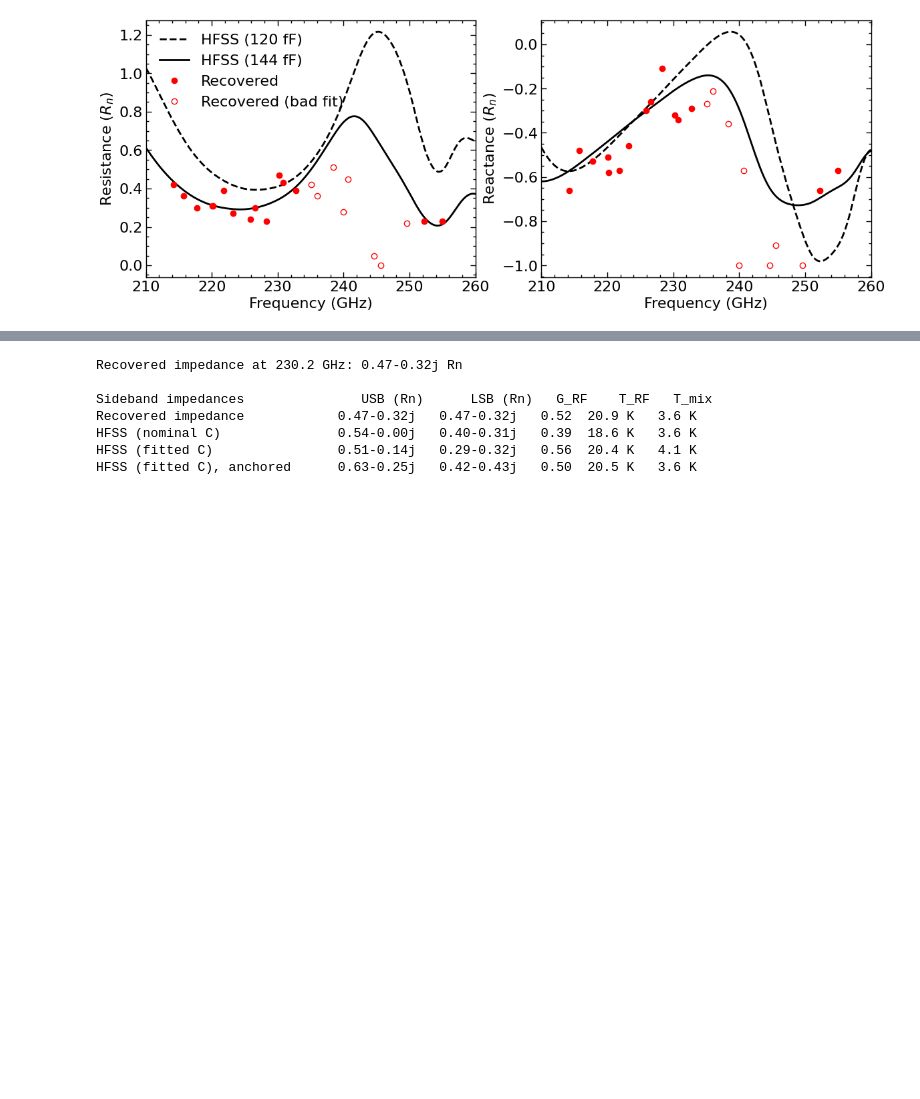
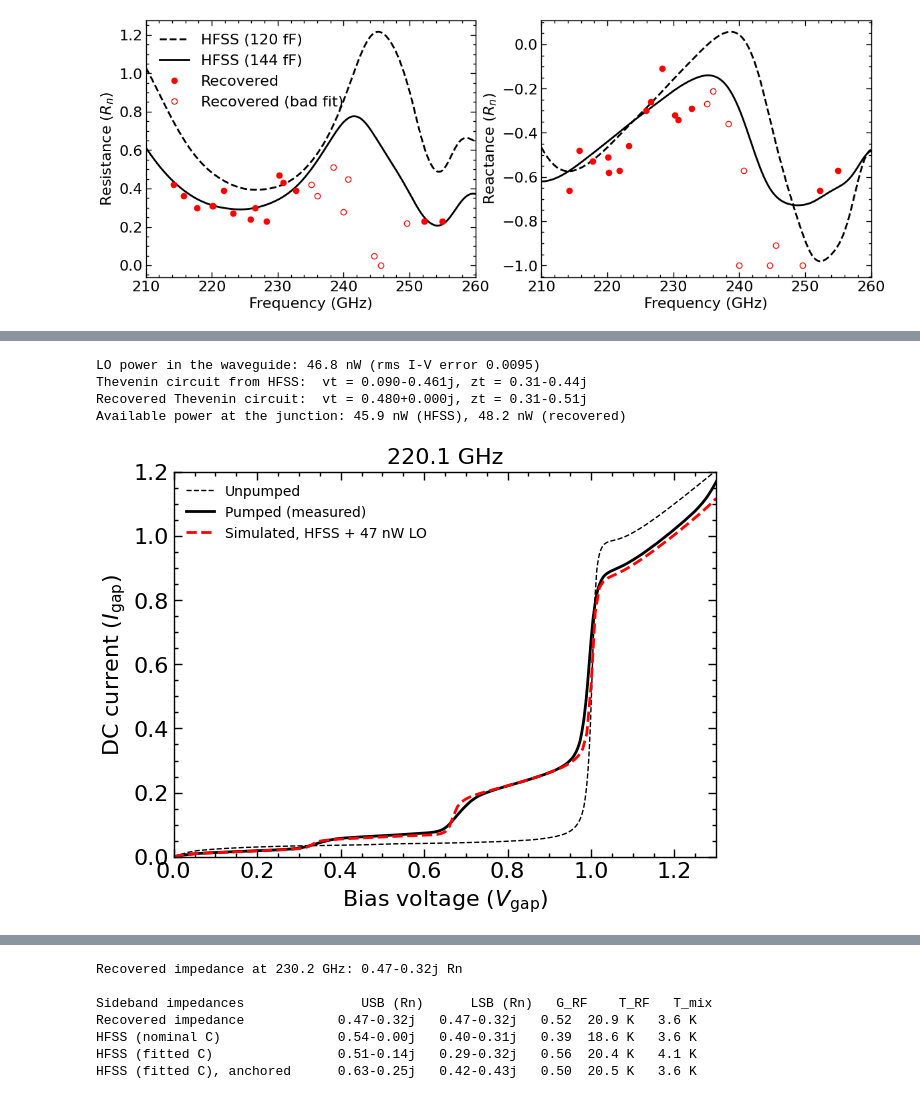
Before and after one commit to garrettj403/QMix, a Jupyter notebook: hfss-embedding-impedance.ipynb, the cells around one changed output, grey strips where cells are left out. Saved outputs shown, nothing was run; the diff lists cells and outputs as text; code cells hidden in the pictures; blank space fills up the shorter version.

```diff
--- a/hfss-embedding-impedance.ipynb
+++ b/hfss-embedding-impedance.ipynb
@@ -178,0 +187,57 @@ ax[0].legend();
+# %%
+from scipy.optimize import minimize_scalar
+from qmix.circuit import EmbeddingCircuit
+from qmix.harmonic_balance import harmonic_balance
+from qmix.qtcurrent import qtcurrent
+from qmix.network import set_thevenin
+
+with quiet():
+    pump220 = qmix.exp.PumpedData(load('example-data/lo-sweep/f220.1_iv.csv'), dciv, freq=220.1,
+                                  analyze_if=False, **params)
+
+
+def simulate_lo(power, v):
+    """Pumped I-V curve with an LO of available power ``power`` (W) in the waveguide."""
+    cct = EmbeddingCircuit(1, 1, vb_npts=len(v), vgap=dciv.vgap, rn=dciv.rn)
+    cct.vb = v
+    cct.freq[1] = pump220.vph  # 220.1 GHz (normalized)
+    set_thevenin(cct, rf, f=1, p=1, port=1, source_port=3, power=power, cap=cap_fit, terminations={2: 50.})
+    vj = harmonic_balance(cct, dciv.resp, num_b=20, verbose=False)
+    return qtcurrent(vj, cct, dciv.resp, 0., num_b=20, verbose=False).real, cct
+
+
+v_fit = np.linspace(1 - pump220.vph + 0.03, 0.97, 25)
+i_meas = np.interp(v_fit, pump220.voltage, pump220.current)
+fit = minimize_scalar(lambda x: np.mean((simulate_lo(10 ** x, v_fit)[0] - i_meas) ** 2),
+                      bounds=(-10, -6), method='bounded')
+p_lo = 10 ** fit.x
+_, cct = simulate_lo(p_lo, v_fit)
+
+# For comparison: the embedding circuit recovered from the pumped I-V curve
+cct_rec = EmbeddingCircuit(1, 1, vgap=dciv.vgap, rn=dciv.rn)
+cct_rec.vt[1, 1], cct_rec.zt[1, 1] = pump220.vt, pump220.zt
+
+print("LO power in the waveguide: {:.1f} nW (rms I-V error {:.4f})".format(p_lo / 1e-9, np.sqrt(fit.fun)))
+print("Thevenin circuit from HFSS:  vt = {:.3f}, zt = {:.2f}".format(cct.vt[1, 1], cct.zt[1, 1]))
+print("Recovered Thevenin circuit:  vt = {:.3f}, zt = {:.2f}".format(cct_rec.vt[1, 1], cct_rec.zt[1, 1]))
+print("Available power at the junction: {:.1f} nW (HFSS), {:.1f} nW (recovered)".format(
+      cct.available_power(units='nW'), cct_rec.available_power(units='nW')))
+# %% [output]
+LO power in the waveguide: 46.8 nW (rms I-V error 0.0095)
+Thevenin circuit from HFSS:  vt = 0.090-0.461j, zt = 0.31-0.44j
+Recovered Thevenin circuit:  vt = 0.480+0.000j, zt = 0.31-0.51j
+Available power at the junction: 45.9 nW (HFSS), 48.2 nW (recovered)
+# %%
+v = np.linspace(0, 1.3, 131)
+fig, ax = plt.subplots(figsize=(7, 5))
+ax.plot(dciv.voltage, dciv.current, 'k--', lw=1, label='Unpumped')
+ax.plot(pump220.voltage, pump220.current, 'k', label='Pumped (measured)')
+ax.plot(v, simulate_lo(p_lo, v)[0], 'r--', label='Simulated, HFSS + {:.0f} nW LO'.format(p_lo / 1e-9))
+ax.set_xlabel(r'Bias voltage ($V_\mathrm{gap}$)')
+ax.set_ylabel(r'DC current ($I_\mathrm{gap}$)')
+ax.set_xlim(0, 1.3)
+ax.set_ylim(0, 1.2)
+ax.set_title('220.1 GHz')
+ax.legend(fontsize=10);
+# %% [output]
+[figure, added]
```
Also changed, not shown: parts of 4 cells of this notebook, 44 other files.
